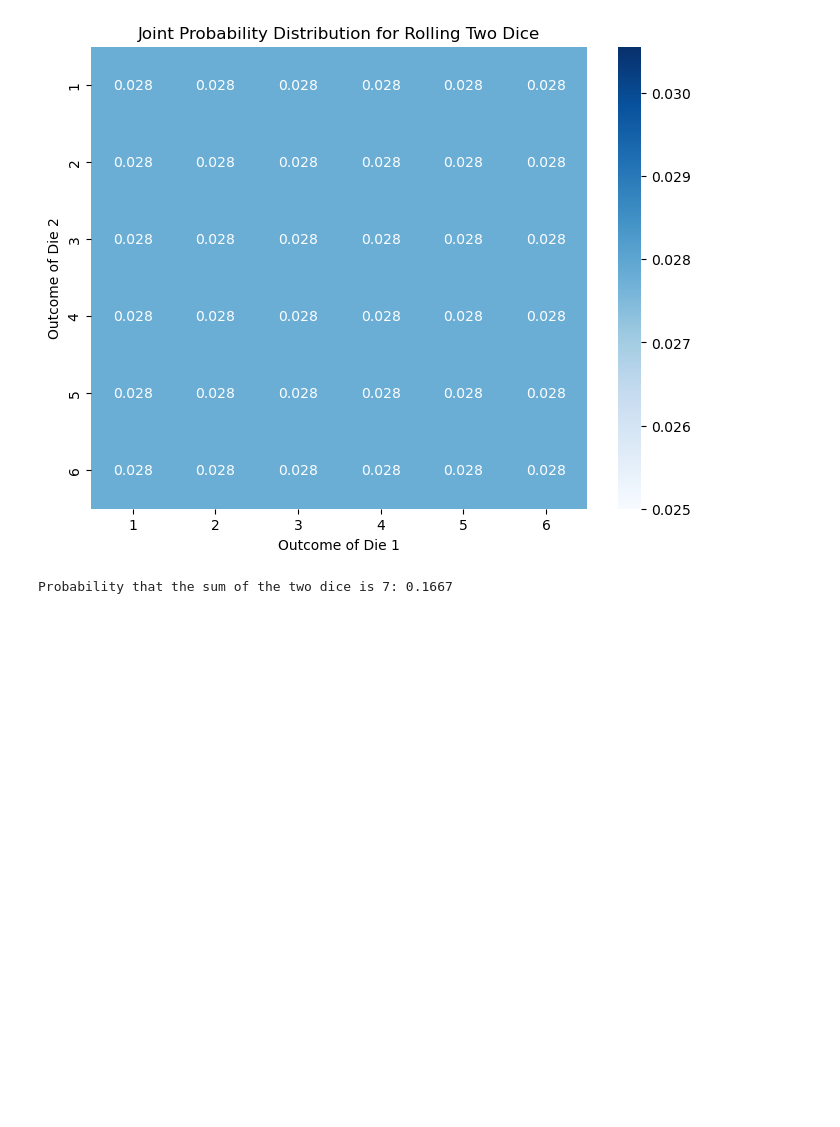
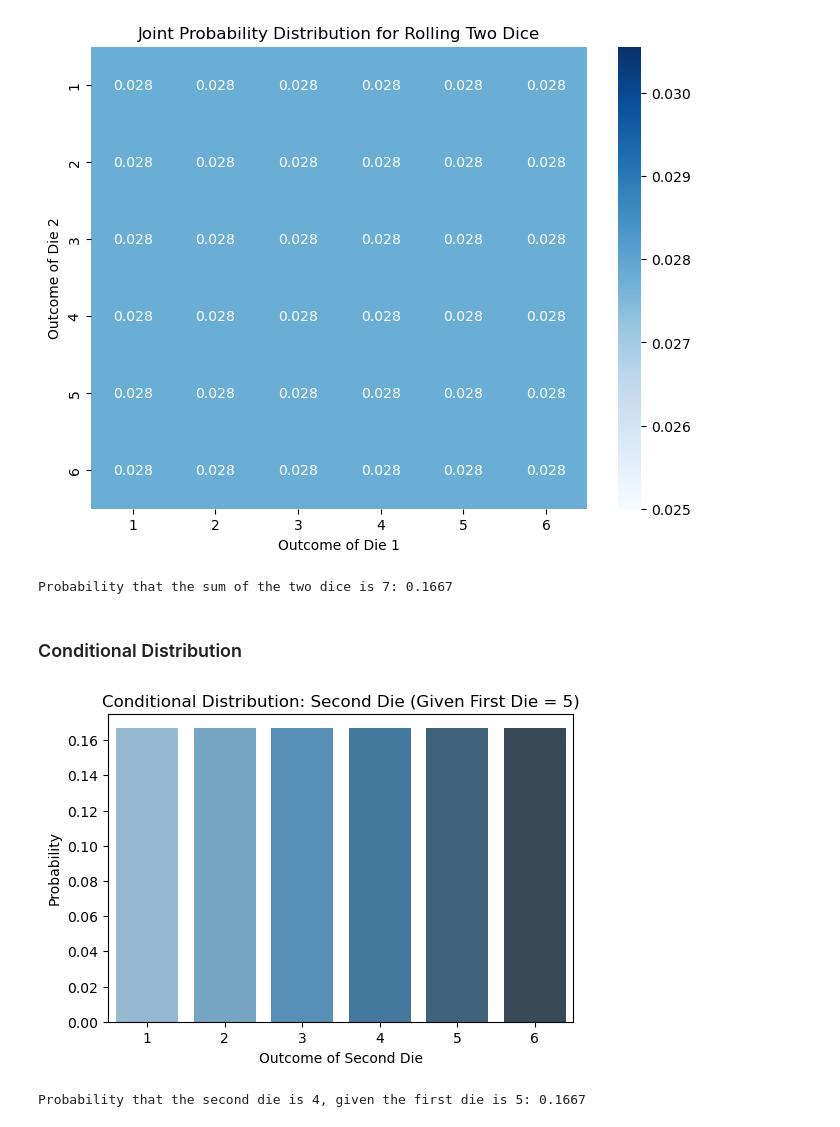
Before and after one commit to dusan-zdravkovic/Exam-P-Programs, a Jupyter notebook: multivariate_distributions.ipynb, the cells around one changed output. Saved outputs shown, nothing was run; the diff lists cells and outputs as text; code cells hidden in the pictures; blank space fills up the shorter version.

```diff
--- a/multivariate_distributions.ipynb
+++ b/multivariate_distributions.ipynb
@@ -31,3 +31,26 @@ print(f"Probability that the sum of the two dice is 7: {prob_sum_7:.4f}")
 # %% [output]
 [figure]
 Probability that the sum of the two dice is 7: 0.1667
+# %% [markdown]
+### Conditional Distribution
+# %%
+# Define possible outcomes for the second die
+dice_outcomes = np.arange(1, 7)
+
+# Since the first die is fixed at 5, the second die has equal probabilities
+conditional_prob = np.ones(6) / 6  # Each outcome (1-6) has a 1/6 chance
+
+# Plot the conditional distribution of the second die given that the first die is 5
+plt.figure(figsize=(6, 4))
+sns.barplot(x=dice_outcomes, y=conditional_prob, palette="Blues_d")
+plt.title("Conditional Distribution: Second Die (Given First Die = 5)")
+plt.xlabel("Outcome of Second Die")
+plt.ylabel("Probability")
+plt.show()
+
+# Example: Probability of rolling a 4 on the second die given the first die is 5
+prob_second_die_is_4 = conditional_prob[3]  # Index 3 corresponds to outcome 4
+print(f"Probability that the second die is 4, given the first die is 5: {prob_second_die_is_4:.4f}")
+# %% [output]
+[figure, added]
+Probability that the second die is 4, given the first die is 5: 0.1667
```
Also changed, not shown: parts of 3 cells of this notebook.
